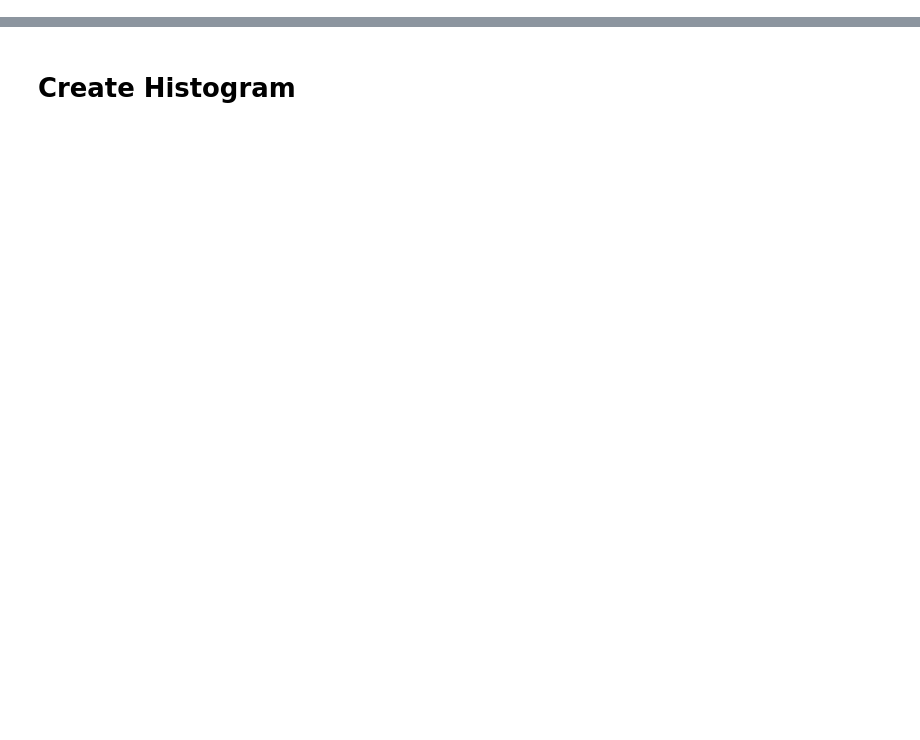
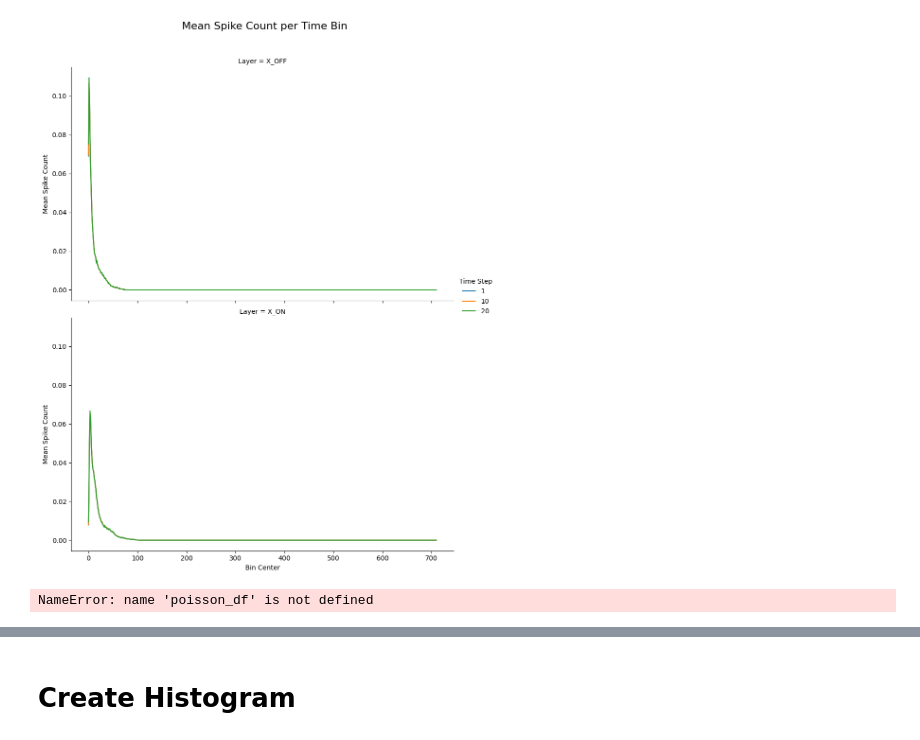
Before and after one commit to dbeinhauer/mcs-source, a Jupyter notebook: thesis_analysis/dataset_analysis.ipynb, the cells around one changed output, grey strips where cells are left out. Cells and saved outputs as stored; diff of their text form; code cells hidden in the pictures; blank space fills up the shorter version.

```diff
--- a/thesis_analysis/dataset_analysis.ipynb
+++ b/thesis_analysis/dataset_analysis.ipynb
@@ -14,0 +177,18 @@ from evaluation_tools.results_plotter import ResultsPlotter
+# %%
+time_steps = [1, 10, 20]  # Different time_step sizes to compare
+time_step_results = {}
+num_bins = 8
+for time_step in time_steps:
+    # Get the histogram counts and bin edges for the layer
+    histogram_fn_kwargs = {
+        # "layer": layer,
+        "subset": -1,
+        "process_test": False,
+        "include_input": True,
+        "include_output": True,
+        "num_bins": 712,
+        "mean_firing_rate": True,
+    }
+    time_step_results[time_step] = histogram_firing_rates(
+        time_step, histogram_fn_kwargs=histogram_fn_kwargs, data_workers_kwargs=data_workers_kwargs
+    )
@@ -14,0 +257,28 @@ from evaluation_tools.results_plotter import ResultsPlotter
+# %%
+# Step 1: Calculate the mean spike count for each time bin
+df["Bin Center"] = df["Bin Center"] - 0.5
+mean_df = df.groupby(["Bin Center", "Layer", "Time Step"], as_index=False)["Count"].mean()
+
+# Step 2: Plot the mean spike count
+g = sns.FacetGrid(
+    mean_df,
+    row="Layer",  # Separate plots for each layer
+    hue="Time Step",  # Different colors for each time step
+    height=6,
+    aspect=1.5,
+    sharey=True,
+    sharex=True,
+)
+
+g.map(sns.lineplot, "Bin Center", "Count")  # Plot mean spike count
+g.set_axis_labels("Bin Center", "Mean Spike Count")
+g.add_legend()
+plt.subplots_adjust(top=0.9)
+plt.suptitle("Mean Spike Count per Time Bin", fontsize=16)
+plt.show()
+# %% [output]
+[figure, added]
+# %%
+poisson_df
+# %% [output]
+NameError: name 'poisson_df' is not defined
```
Also changed, not shown: parts of 21 cells of this notebook, 2 other files.
